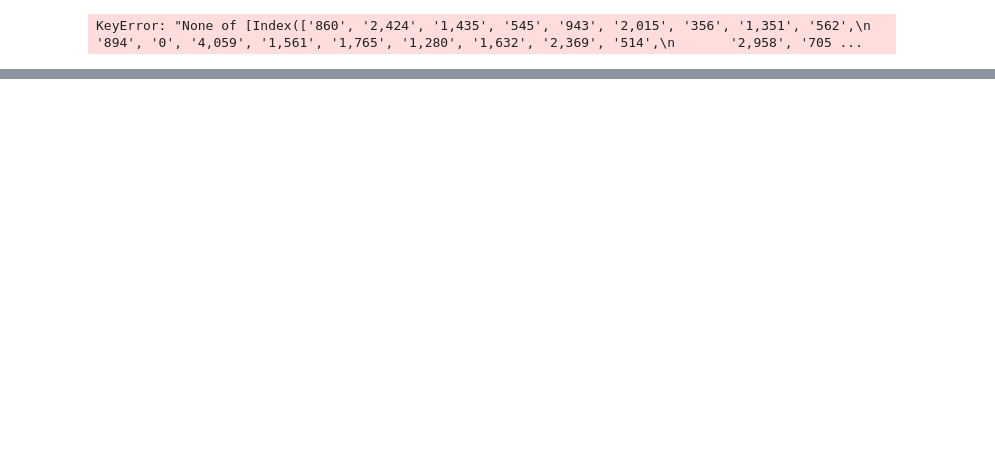
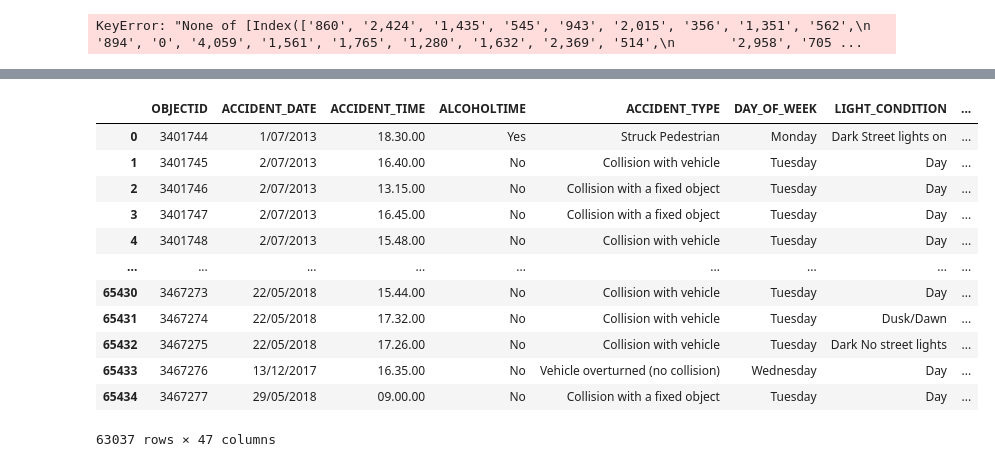
Before and after one commit to Jamie-GiHu/Turqoise-Bears-Project-Repo, a Jupyter notebook: Vic_Crash_analysis.ipynb, the cells around one changed output, grey strips where cells are left out. Drawn from its saved outputs; the diff is of its cells as text; code cells hidden in the pictures; blank space fills up the shorter version.

```diff
--- a/Vic_Crash_analysis.ipynb
+++ b/Vic_Crash_analysis.ipynb
@@ -168,0 +194,18 @@ lga_demo_df
+# %%
+crash_demographics = crash_data.copy()
+# %%
+crash_demographics
+# %% [output]
+|  | OBJECTID | ACCIDENT_DATE | ACCIDENT_TIME | ALCOHOLTIME | ACCIDENT_TYPE | DAY_OF_WEEK | LIGHT_CONDITION | ... |
+| 0 | 3401744 | 1/07/2013 | 18.30.00 | Yes | Struck Pedestrian | Monday | Dark Street lights on | ... |
+| 1 | 3401745 | 2/07/2013 | 16.40.00 | No | Collision with vehicle | Tuesday | Day | ... |
+| 2 | 3401746 | 2/07/2013 | 13.15.00 | No | Collision with a fixed object | Tuesday | Day | ... |
+| 3 | 3401747 | 2/07/2013 | 16.45.00 | No | Collision with a fixed object | Tuesday | Day | ... |
+| 4 | 3401748 | 2/07/2013 | 15.48.00 | No | Collision with vehicle | Tuesday | Day | ... |
+| ... | ... | ... | ... | ... | ... | ... | ... | ... |
+| 65430 | 3467273 | 22/05/2018 | 15.44.00 | No | Collision with vehicle | Tuesday | Day | ... |
+| 65431 | 3467274 | 22/05/2018 | 17.32.00 | No | Collision with vehicle | Tuesday | Dusk/Dawn | ... |
+| 65432 | 3467275 | 22/05/2018 | 17.26.00 | No | Collision with vehicle | Tuesday | Dark No street lights | ... |
+| 65433 | 3467276 | 13/12/2017 | 16.35.00 | No | Vehicle overturned (no collision) | Wednesday | Day | ... |
+| 65434 | 3467277 | 29/05/2018 | 09.00.00 | No | Collision with a fixed object | Tuesday | Day | ... |
+63037 rows × 47 columns
```
Also changed, not shown: parts of 19 cells of this notebook, 1 other file.
